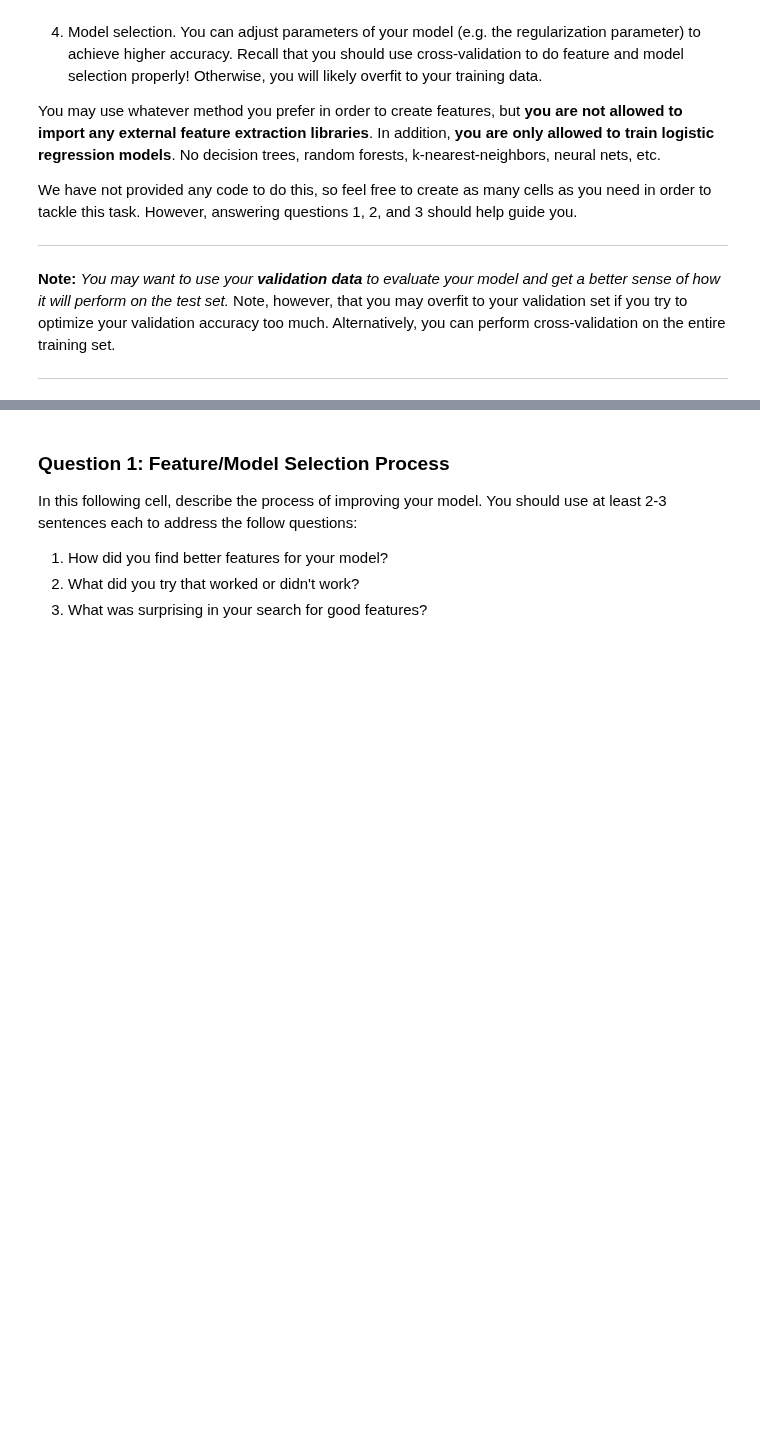
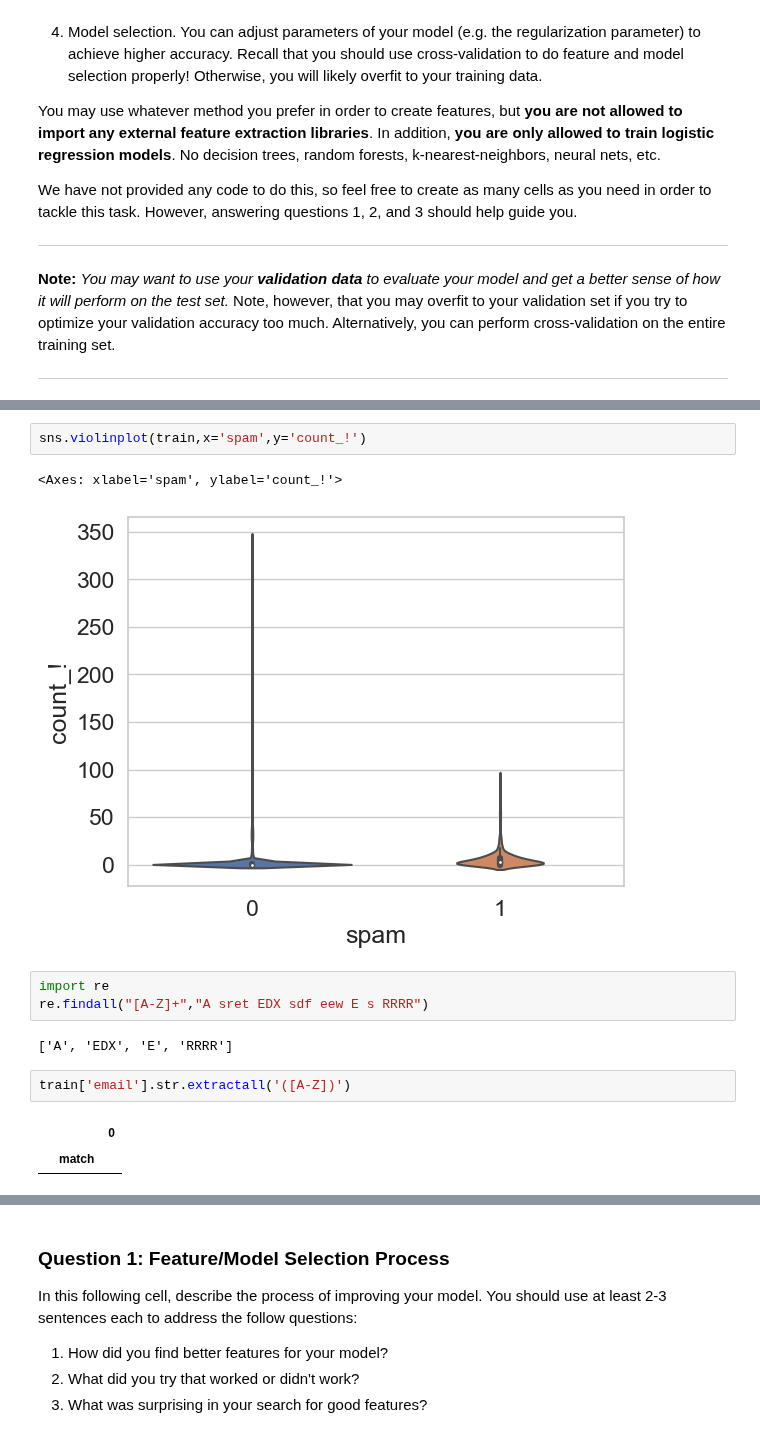
Before and after one commit to AliceRayLu/data-100-sp22, a Jupyter notebook: proj/proj2b/proj2b.ipynb, the cells around one changed output, grey strips where cells are left out. Saved outputs shown, nothing was run; the diff lists cells and outputs as text; blank space fills up the shorter version.

```diff
--- a/proj/proj2b/proj2b.ipynb
+++ b/proj/proj2b/proj2b.ipynb
@@ -242,0 +292,15 @@ We have not provided any code to do this, so feel free to create as many cells a
+# %%
+sns.violinplot(train,x='spam',y='count_!')
+# %% [output]
+<Axes: xlabel='spam', ylabel='count_!'>
+[figure, added]
+# %%
+import re
+re.findall("[A-Z]+","A sret EDX sdf eew E s RRRR")
+# %% [output]
+['A', 'EDX', 'E', 'RRRR']
+# %%
+train['email'].str.extractall('([A-Z])')
+# %% [output]
+|  |  | 0 |
+|  | match |  |
```
Also changed, not shown: parts of 11 cells of this notebook.
